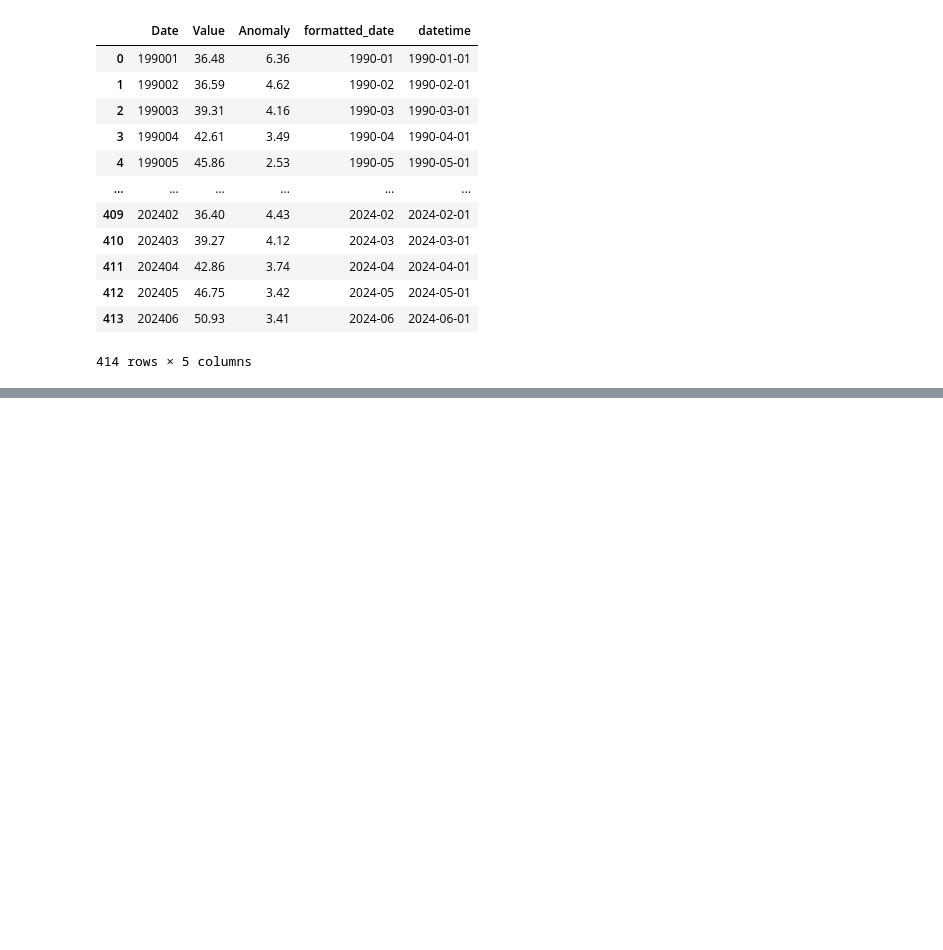
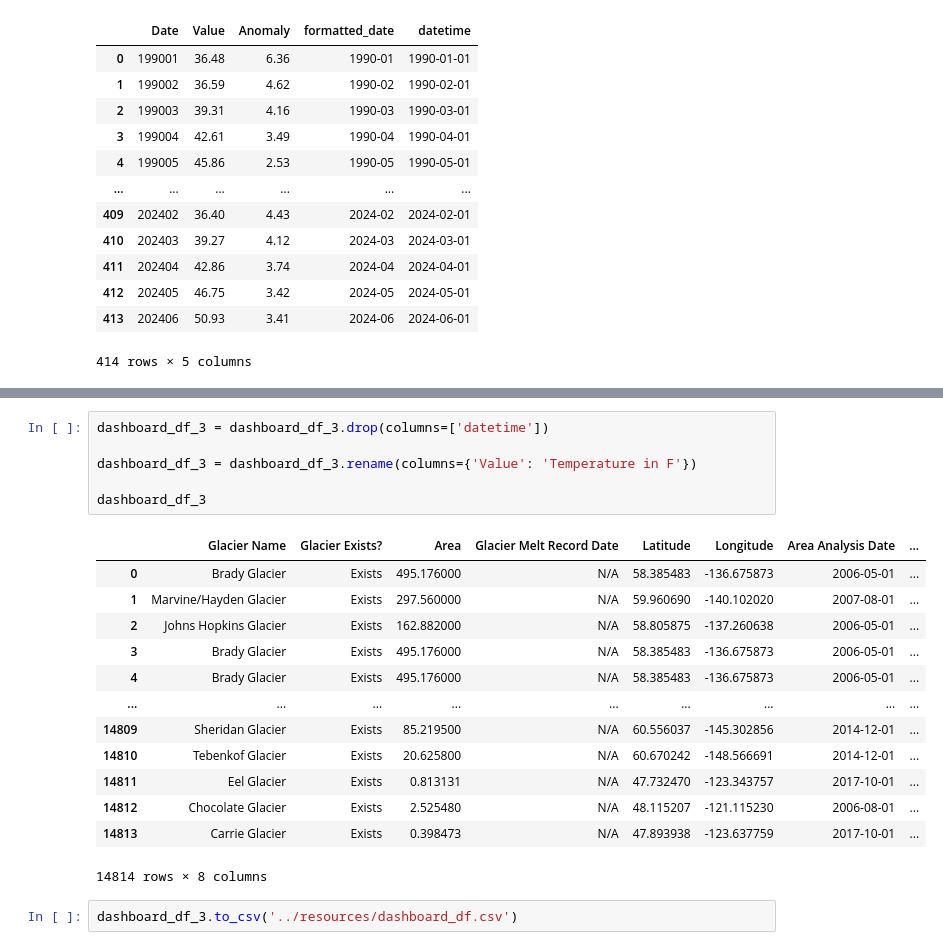
Before and after one commit to genesisjruiz/Project_4_USA_Glaciers, a Jupyter notebook: Notebook/dashboard_csv.ipynb, the cells around one changed output, grey strips where cells are left out. Drawn from its saved outputs; the diff is of its cells as text; blank space fills up the shorter version.

```diff
--- a/Notebook/dashboard_csv.ipynb
+++ b/Notebook/dashboard_csv.ipynb
@@ -303,0 +319,22 @@ ValueError: You are trying to merge on object and datetime64[ns] columns for key
+# %%
+dashboard_df_3 = dashboard_df_3.drop(columns=['datetime'])
+
+dashboard_df_3 = dashboard_df_3.rename(columns={'Value': 'Temperature in F'})
+
+dashboard_df_3
+# %% [output]
+|  | Glacier Name | Glacier Exists? | Area | Glacier Melt Record Date | Latitude | Longitude | Area Analysis Date | ... |
+| 0 | Brady Glacier | Exists | 495.176000 | N/A | 58.385483 | -136.675873 | 2006-05-01 | ... |
+| 1 | Marvine/Hayden Glacier | Exists | 297.560000 | N/A | 59.960690 | -140.102020 | 2007-08-01 | ... |
+| 2 | Johns Hopkins Glacier | Exists | 162.882000 | N/A | 58.805875 | -137.260638 | 2006-05-01 | ... |
+| 3 | Brady Glacier | Exists | 495.176000 | N/A | 58.385483 | -136.675873 | 2006-05-01 | ... |
+| 4 | Brady Glacier | Exists | 495.176000 | N/A | 58.385483 | -136.675873 | 2006-05-01 | ... |
+| ... | ... | ... | ... | ... | ... | ... | ... | ... |
+| 14809 | Sheridan Glacier | Exists | 85.219500 | N/A | 60.556037 | -145.302856 | 2014-12-01 | ... |
+| 14810 | Tebenkof Glacier | Exists | 20.625800 | N/A | 60.670242 | -148.566691 | 2014-12-01 | ... |
+| 14811 | Eel Glacier | Exists | 0.813131 | N/A | 47.732470 | -123.343757 | 2017-10-01 | ... |
+| 14812 | Chocolate Glacier | Exists | 2.525480 | N/A | 48.115207 | -121.115230 | 2006-08-01 | ... |
+| 14813 | Carrie Glacier | Exists | 0.398473 | N/A | 47.893938 | -123.637759 | 2017-10-01 | ... |
+14814 rows × 8 columns
+# %%
+dashboard_df_3.to_csv('../resources/dashboard_df.csv')
```
Also changed, not shown: parts of 3 cells of this notebook, 1 other file.
